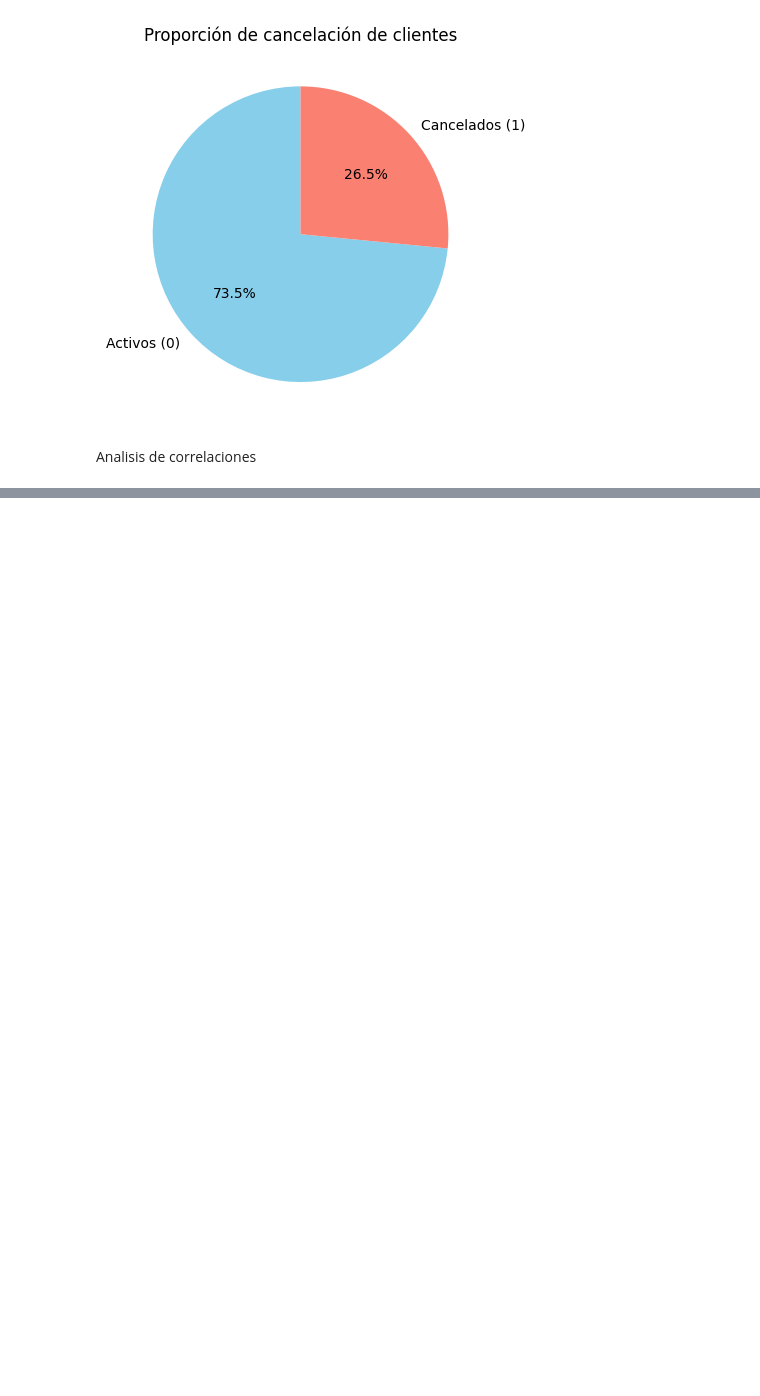
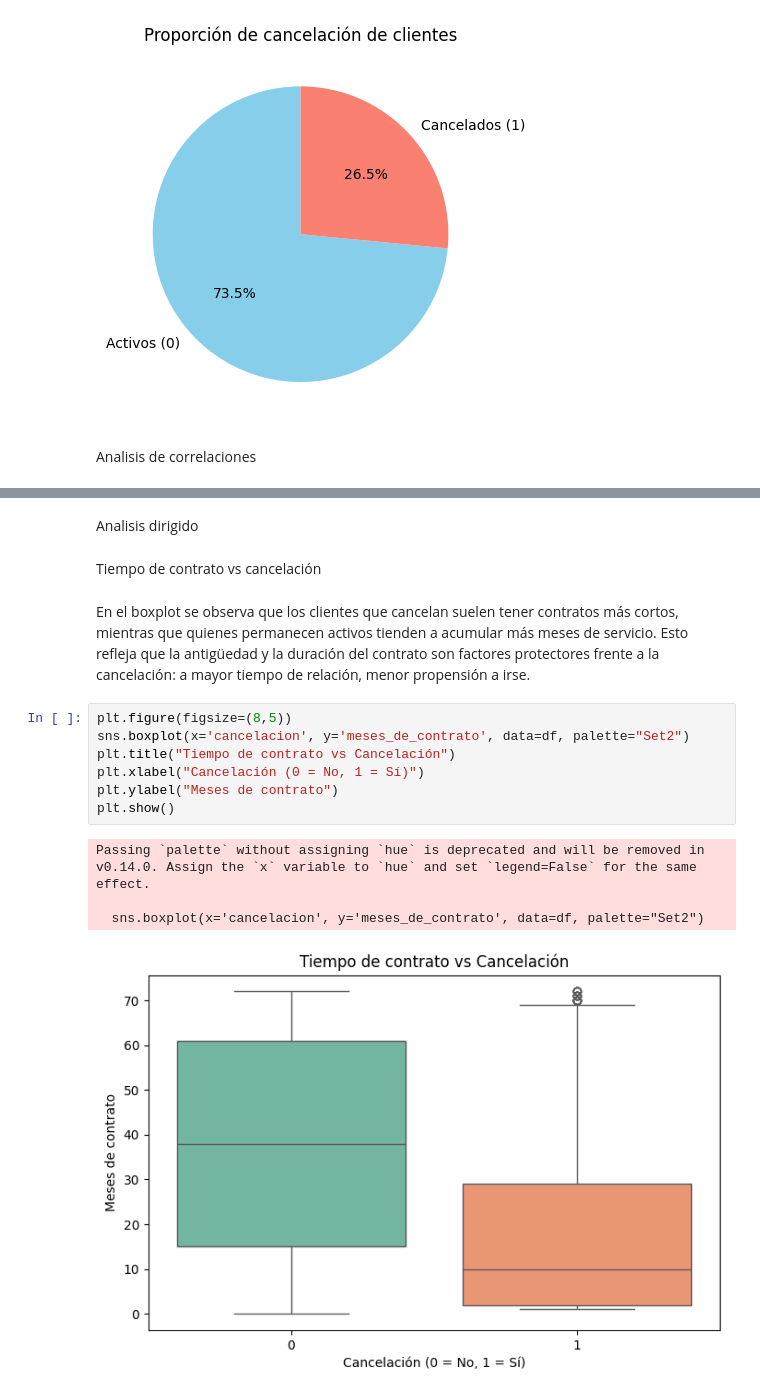
Before and after one commit to PRsant90/Challenge_datos_2_parte_2, a Jupyter notebook: Telecomx_parte_2.ipynb, the cells around one changed output, grey strips where cells are left out. Drawn from its saved outputs; the diff is of its cells as text; blank space fills up the shorter version.

```diff
--- a/Telecomx_parte_2.ipynb
+++ b/Telecomx_parte_2.ipynb
@@ -193,0 +215,18 @@ Name: cancelacion, dtype: float64
+# %% [markdown]
+Analisis dirigido
+# %% [markdown]
+Tiempo de contrato vs cancelación
+# %% [markdown]
+En el boxplot se observa que los clientes que cancelan suelen tener contratos más cortos, mientras que quienes permanecen activos tienden a acumular más meses de servicio. Esto refleja que la antigüedad y la duración del contrato son factores protectores frente a la cancelación: a mayor tiempo de relación, menor propensión a irse.
+# %%
+plt.figure(figsize=(8,5))
+sns.boxplot(x='cancelacion', y='meses_de_contrato', data=df, palette="Set2")
+plt.title("Tiempo de contrato vs Cancelación")
+plt.xlabel("Cancelación (0 = No, 1 = Sí)")
+plt.ylabel("Meses de contrato")
+plt.show()
+# %% [output]
+Passing `palette` without assigning `hue` is deprecated and will be removed in v0.14.0. Assign the `x` variable to `hue` and set `legend=False` for the same effect.
+
+  sns.boxplot(x='cancelacion', y='meses_de_contrato', data=df, palette="Set2")
+[figure, added]
```
Also changed, not shown: parts of 50 cells of this notebook.
